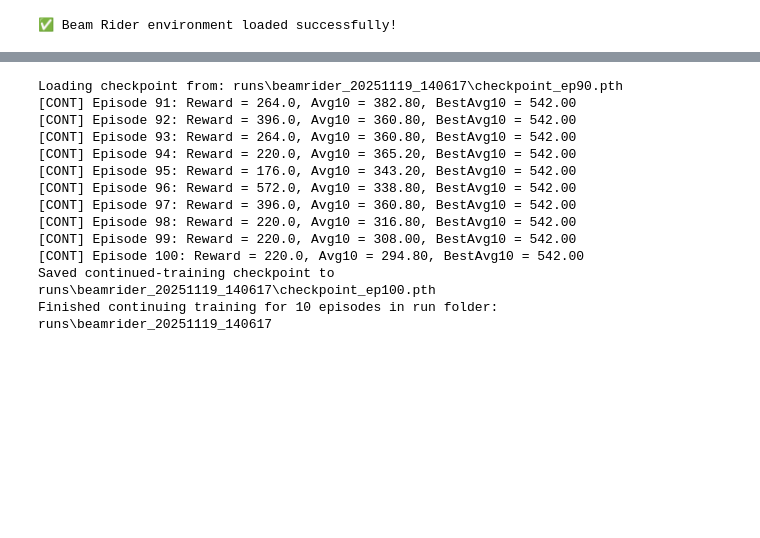
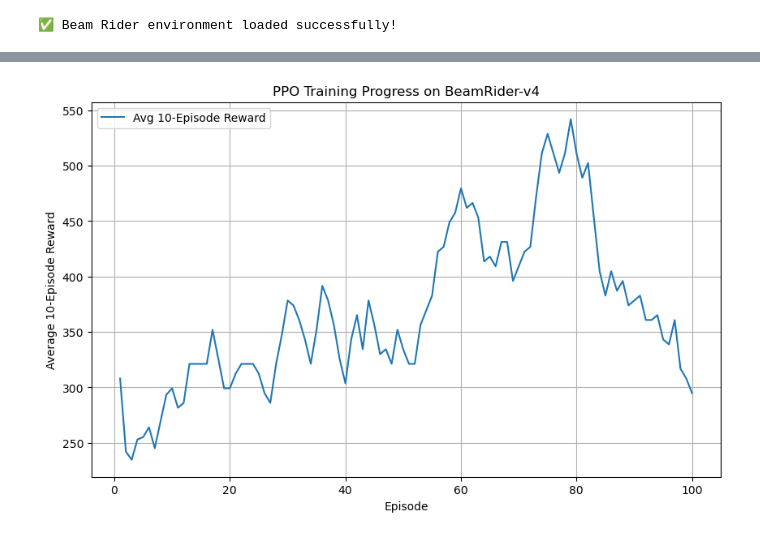
Before and after one commit to nikhil-405/RL-Algorithms, a Jupyter notebook: beamRider/ppo/beamRider_ppo.ipynb, the cells around one changed output, grey strips where cells are left out. Drawn from its saved outputs; the diff is of its cells as text; code cells hidden in the pictures; blank space fills up the shorter version.

```diff
--- a/beamRider/ppo/beamRider_ppo.ipynb
+++ b/beamRider/ppo/beamRider_ppo.ipynb
@@ -373,16 +208,14 @@ def continue_training_from_last_run(extra_episodes=50, checkpoint_name=None, log
-# %%
-continue_training_from_last_run(extra_episodes=10, log_interval=10)
-# %% [output]
-Loading checkpoint from: runs\beamrider_20251119_140617\checkpoint_ep90.pth
-[CONT] Episode 91: Reward = 264.0, Avg10 = 382.80, BestAvg10 = 542.00
-[CONT] Episode 92: Reward = 396.0, Avg10 = 360.80, BestAvg10 = 542.00
-[CONT] Episode 93: Reward = 264.0, Avg10 = 360.80, BestAvg10 = 542.00
-[CONT] Episode 94: Reward = 220.0, Avg10 = 365.20, BestAvg10 = 542.00
-[CONT] Episode 95: Reward = 176.0, Avg10 = 343.20, BestAvg10 = 542.00
-[CONT] Episode 96: Reward = 572.0, Avg10 = 338.80, BestAvg10 = 542.00
-[CONT] Episode 97: Reward = 396.0, Avg10 = 360.80, BestAvg10 = 542.00
-[CONT] Episode 98: Reward = 220.0, Avg10 = 316.80, BestAvg10 = 542.00
-[CONT] Episode 99: Reward = 220.0, Avg10 = 308.00, BestAvg10 = 542.00
-[CONT] Episode 100: Reward = 220.0, Avg10 = 294.80, BestAvg10 = 542.00
-Saved continued-training checkpoint to runs\beamrider_20251119_140617\checkpoint_ep100.pth
-Finished continuing training for 10 episodes in run folder: runs\beamrider_20251119_140617
+# %%
+log_file_path = "runs/beamrider_20251119_140617/training_log copy.csv"
+log_df = pd.read_csv(log_file_path)
+
+plt.figure(figsize=(10, 6))
+plt.plot(log_df["episode"], log_df["avg_reward_10"], label="Avg 10-Episode Reward")
+plt.title("PPO Training Progress on BeamRider-v4")
+plt.xlabel("Episode")
+plt.ylabel("Average 10-Episode Reward")
+plt.legend()
+plt.grid(True)
+plt.show()
+# %% [output]
+[figure, added]
```
Also changed, not shown: parts of 6 cells of this notebook, 12 other files.
